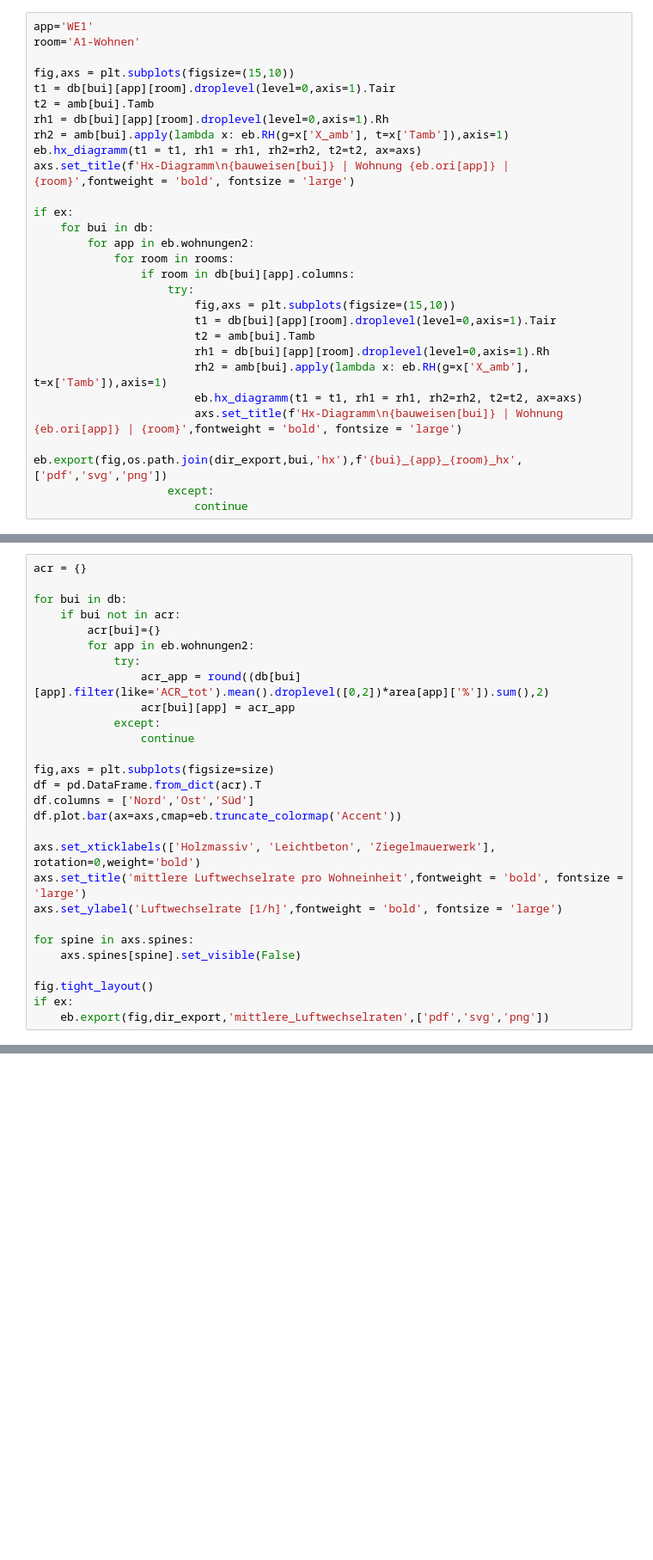
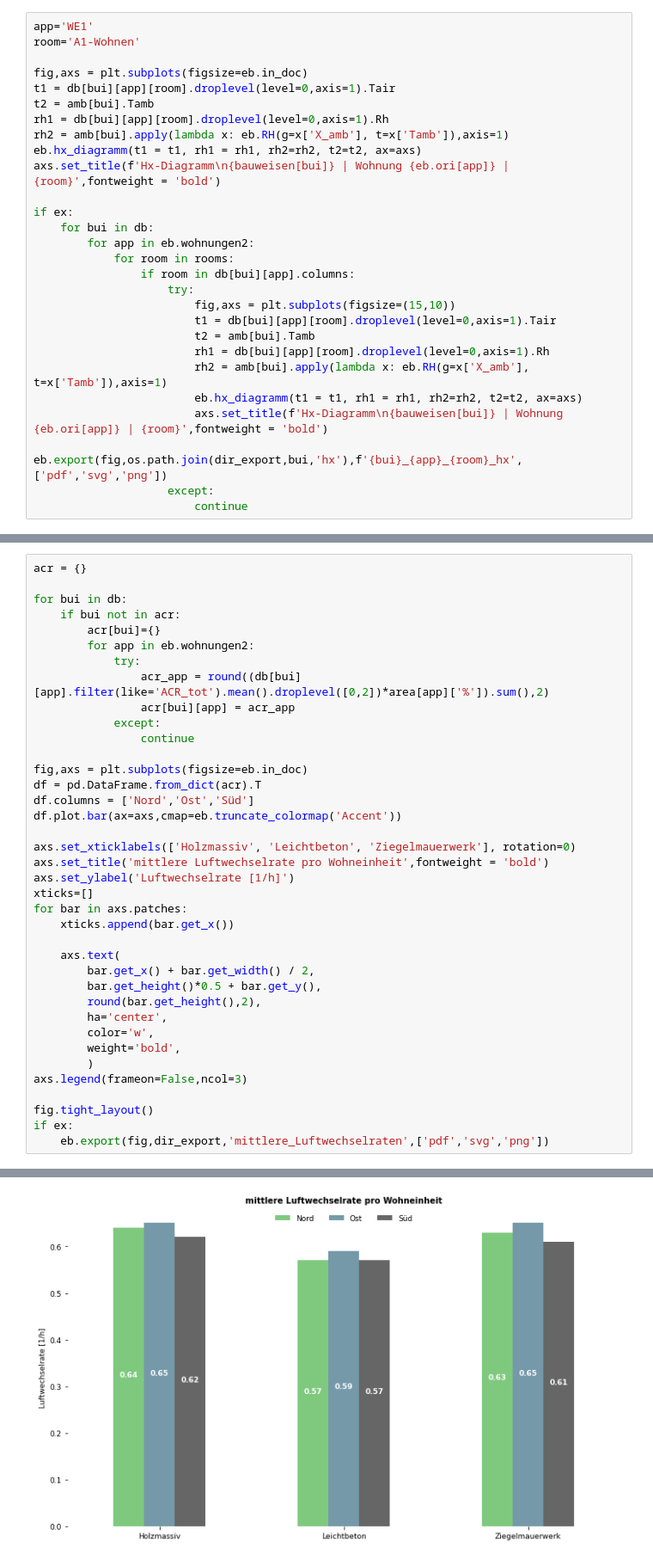
Before and after one commit to Ramonfi/eb-scripts, a Jupyter notebook: graphen_eb_sim.ipynb, the cells around one changed output, grey strips where cells are left out. Shown at 86% size. Cells and saved outputs as stored; diff of their text form; blank space fills up the shorter version.

```diff
--- a/graphen_eb_sim.ipynb
+++ b/graphen_eb_sim.ipynb
@@ -511,13 +493,13 @@ C:\Users\Roman\TRNLizard\2020-einfach-bauen\varianten\Variante_1\Auswertung\MW\c
 app='WE1'
 room='A1-Wohnen'
 
-fig,axs = plt.subplots(figsize=(15,10))
+fig,axs = plt.subplots(figsize=eb.in_doc)
 t1 = db[bui][app][room].droplevel(level=0,axis=1).Tair
 t2 = amb[bui].Tamb
 rh1 = db[bui][app][room].droplevel(level=0,axis=1).Rh
 rh2 = amb[bui].apply(lambda x: eb.RH(g=x['X_amb'], t=x['Tamb']),axis=1)
 eb.hx_diagramm(t1 = t1, rh1 = rh1, rh2=rh2, t2=t2, ax=axs)
-axs.set_title(f'Hx-Diagramm\n{bauweisen[bui]} | Wohnung {eb.ori[app]} | {room}',fontweight = 'bold', fontsize = 'large')
+axs.set_title(f'Hx-Diagramm\n{bauweisen[bui]} | Wohnung {eb.ori[app]} | {room}',fontweight = 'bold')
 
 if ex:
     for bui in db:
@@ -531,7 +513,7 @@ if ex:
                         rh1 = db[bui][app][room].droplevel(level=0,axis=1).Rh
                         rh2 = amb[bui].apply(lambda x: eb.RH(g=x['X_amb'], t=x['Tamb']),axis=1)
                         eb.hx_diagramm(t1 = t1, rh1 = rh1, rh2=rh2, t2=t2, ax=axs)
-                        axs.set_title(f'Hx-Diagramm\n{bauweisen[bui]} | Wohnung {eb.ori[app]} | {room}',fontweight = 'bold', fontsize = 'large')
+                        axs.set_title(f'Hx-Diagramm\n{bauweisen[bui]} | Wohnung {eb.ori[app]} | {room}',fontweight = 'bold')
                         eb.export(fig,os.path.join(dir_export,bui,'hx'),f'{bui}_{app}_{room}_hx',['pdf','svg','png'])
                     except:
                         continue
@@ -567,17 +548,27 @@ for bui in db:
             except:
                 continue
 
-fig,axs = plt.subplots(figsize=size)
+fig,axs = plt.subplots(figsize=eb.in_doc)
 df = pd.DataFrame.from_dict(acr).T
 df.columns = ['Nord','Ost','Süd']
 df.plot.bar(ax=axs,cmap=eb.truncate_colormap('Accent'))
 
-axs.set_xticklabels(['Holzmassiv', 'Leichtbeton', 'Ziegelmauerwerk'], rotation=0,weight='bold')
-axs.set_title('mittlere Luftwechselrate pro Wohneinheit',fontweight = 'bold', fontsize = 'large')
-axs.set_ylabel('Luftwechselrate [1/h]',fontweight = 'bold', fontsize = 'large')
+axs.set_xticklabels(['Holzmassiv', 'Leichtbeton', 'Ziegelmauerwerk'], rotation=0)
+axs.set_title('mittlere Luftwechselrate pro Wohneinheit',fontweight = 'bold')
+axs.set_ylabel('Luftwechselrate [1/h]')
+xticks=[]
+for bar in axs.patches:
+    xticks.append(bar.get_x())
 
-for spine in axs.spines:
-    axs.spines[spine].set_visible(False)
+    axs.text(
+        bar.get_x() + bar.get_width() / 2,
+        bar.get_height()*0.5 + bar.get_y(),
+        round(bar.get_height(),2),
+        ha='center',
+        color='w',
+        weight='bold',
+        )
+axs.legend(frameon=False,ncol=3)
 
 fig.tight_layout()
 if ex:
@@ -589,3 +577,4 @@ C:\Users\Roman\TRNLizard\2020-einfach-bauen\varianten\Variante_1\Auswertung\mitt
+[figure, added]
 # %%
 app = 'WE1'
 room = 'A6-Bad'
```
Also changed, not shown: parts of 16 cells of this notebook, 6 other files.
